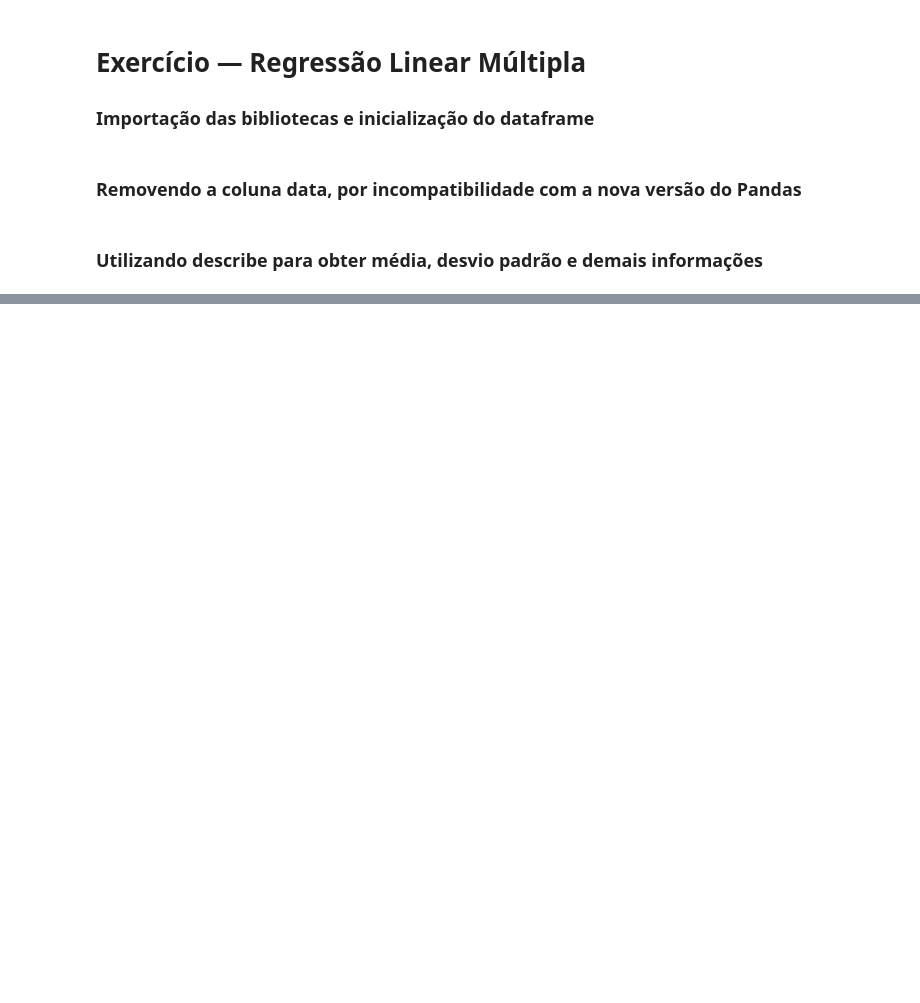
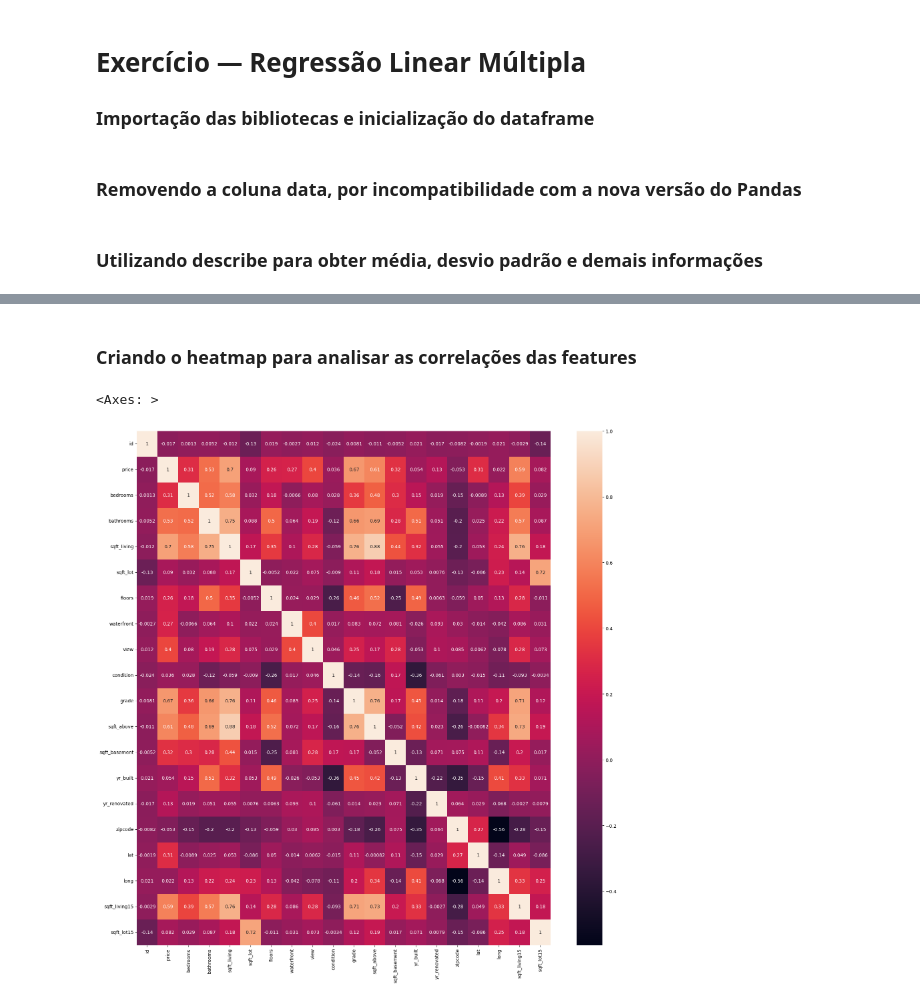
Before and after one commit to landry-some/IA-Machine-Learning, a Jupyter notebook: 04. Multiple Linear Regression.ipynb, the cells around one changed output, grey strips where cells are left out. Saved outputs shown, nothing was run; the diff lists cells and outputs as text; code cells hidden in the pictures; blank space fills up the shorter version.

Commit message:
heatmap to compare corr of features

```diff
--- a/04. Multiple Linear Regression.ipynb
+++ b/04. Multiple Linear Regression.ipynb
@@ -29,0 +53,8 @@ df.describe()
+# %% [markdown]
+### Criando o heatmap para analisar as correlações das features
+# %%
+fig = plt.figure(figsize=(20,20))
+sns.heatmap(df.corr(), annot=True)
+# %% [output]
+<Axes: >
+[figure, added]
```
Also changed, not shown: parts of 2 cells of this notebook.
